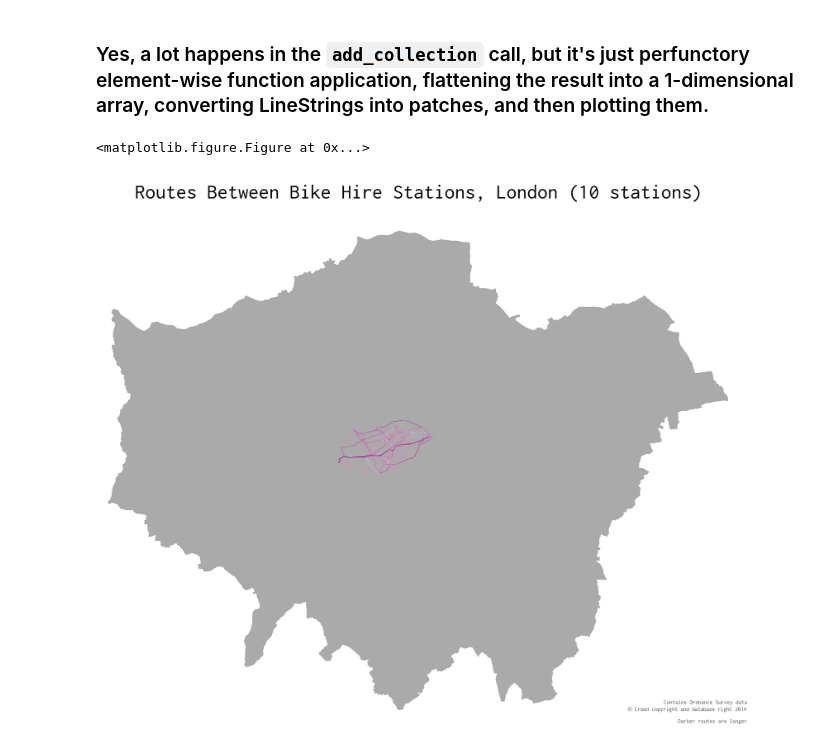
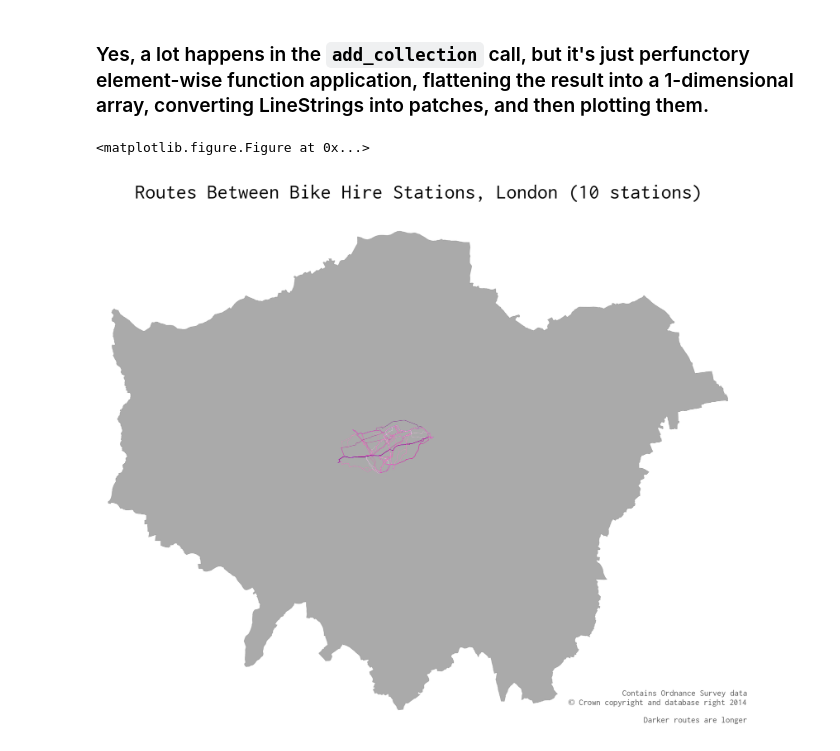
Before and after one commit to urschrei/Geopython, a Jupyter notebook: bikepath.ipynb, the cells around one changed output. Cells and saved outputs as stored; diff of their text form; code cells hidden in the pictures.

```diff
--- a/bikepath.ipynb
+++ b/bikepath.ipynb
@@ -309,32 +309,32 @@ ax.add_patch(lp)
 
 # project linestrings, melt dataframe into series, buffer linestring values, build patches
 lines = [line for line in pd.melt(routes.applymap(project_linestring)).dropna()['value']]
 
 pc = PatchCollection([PolygonPatch(
     line.buffer(20)) for line in lines],
     match_original=False, alpha=.5, color='#7F00FF', lw=.025, zorder=4)
 
 # impose a colormap. Longer lines are darker
 norm = Normalize()
 cmap = plt.get_cmap('RdPu')
 pc.set_facecolor(cmap(norm([pol.length for pol in pd.melt(routes.applymap(project_linestring)).dropna()['value']])))
 ax.add_collection(pc)
 
 # We need to reproduce the OS Data copyright licence
 smallprint = ax.text(
     1.03, 0,
     'Contains Ordnance Survey data\n$\copyright$ Crown copyright and database right 2014\n\nDarker routes are longer',
     ha='right', va='bottom',
-    size=4,
+    size=6,
     color='#555555',
     transform=ax.transAxes,
 )
 
 plt.title("Routes Between Bike Hire Stations, London (%s stations)" % len(routes))
 plt.tight_layout()
 fig.set_size_inches(7.28, 5.25)
 plt.savefig('data/london_bike_routes.png', dpi=300, bbox_inches='tight', alpha=True)
 plt.show()
 # %% [output]
 <matplotlib.figure.Figure at 0x...>
-[figure, old version]
+[figure, new version]
```
Also changed, not shown: 2 other files.
